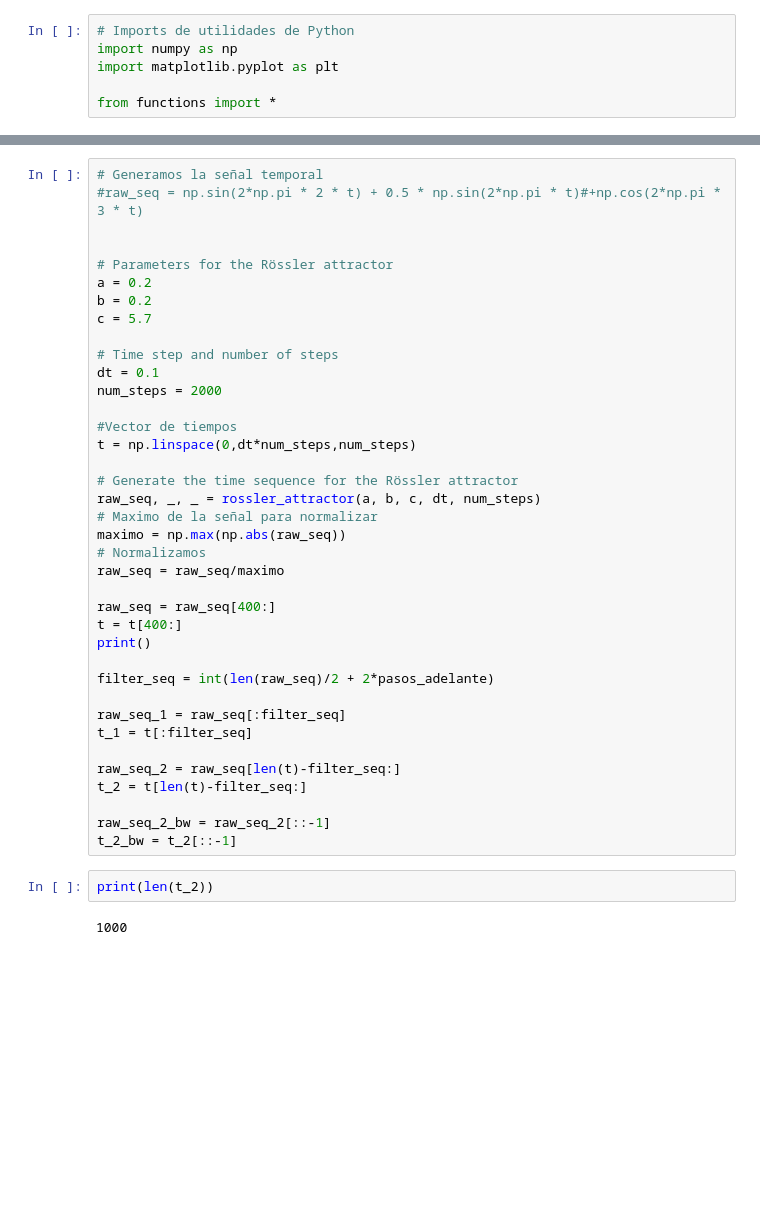
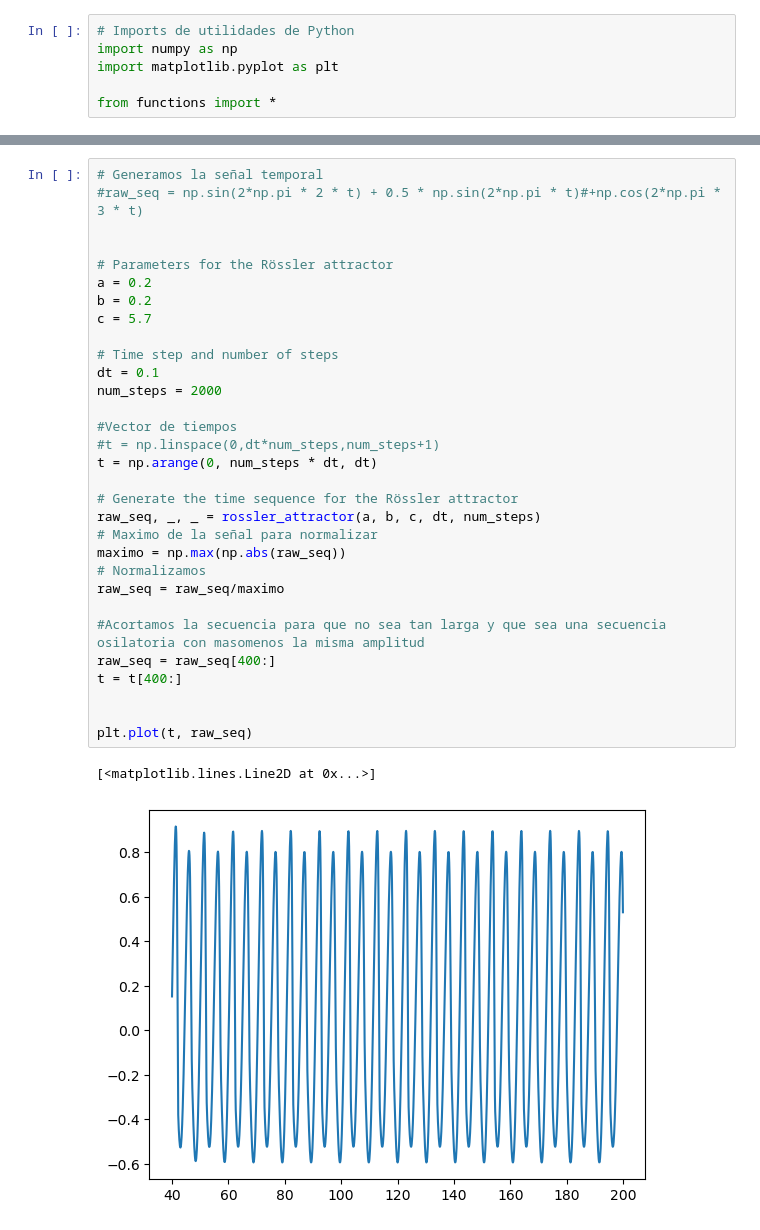
Before and after one commit to matiasleize/final_exam_ML, a Jupyter notebook: final.ipynb, the cells around one changed output, grey strips where cells are left out. Drawn from its saved outputs; the diff is of its cells as text; blank space fills up the shorter version.

```diff
--- a/final.ipynb
+++ b/final.ipynb
@@ -26,42 +33,34 @@ indice_inicial = 0
 # %%
 # Generamos la señal temporal
 #raw_seq = np.sin(2*np.pi * 2 * t) + 0.5 * np.sin(2*np.pi * t)#+np.cos(2*np.pi * 3 * t)
 
 
 # Parameters for the Rössler attractor
 a = 0.2
 b = 0.2
 c = 5.7
 
 # Time step and number of steps
 dt = 0.1
 num_steps = 2000
 
 #Vector de tiempos
-t = np.linspace(0,dt*num_steps,num_steps)
+#t = np.linspace(0,dt*num_steps,num_steps+1)
+t = np.arange(0, num_steps * dt, dt)
 
 # Generate the time sequence for the Rössler attractor
 raw_seq, _, _ = rossler_attractor(a, b, c, dt, num_steps)
 # Maximo de la señal para normalizar
 maximo = np.max(np.abs(raw_seq))
 # Normalizamos
 raw_seq = raw_seq/maximo
 
+#Acortamos la secuencia para que no sea tan larga y que sea una secuencia osilatoria con masomenos la misma amplitud
 raw_seq = raw_seq[400:]
 t = t[400:]
-print()
 
-filter_seq = int(len(raw_seq)/2 + 2*pasos_adelante)
 
-raw_seq_1 = raw_seq[:filter_seq]
-t_1 = t[:filter_seq]
-
-raw_seq_2 = raw_seq[len(t)-filter_seq:]
-t_2 = t[len(t)-filter_seq:]
-
-raw_seq_2_bw = raw_seq_2[::-1]
-t_2_bw = t_2[::-1]
+plt.plot(t, raw_seq)
+# %% [output]
+[<matplotlib.lines.Line2D at 0x...>]
+[figure, added]
-# %%
-print(len(t_2))
-# %% [output]
-1000
```
Also changed, not shown: parts of 22 cells of this notebook, 2 other files.
